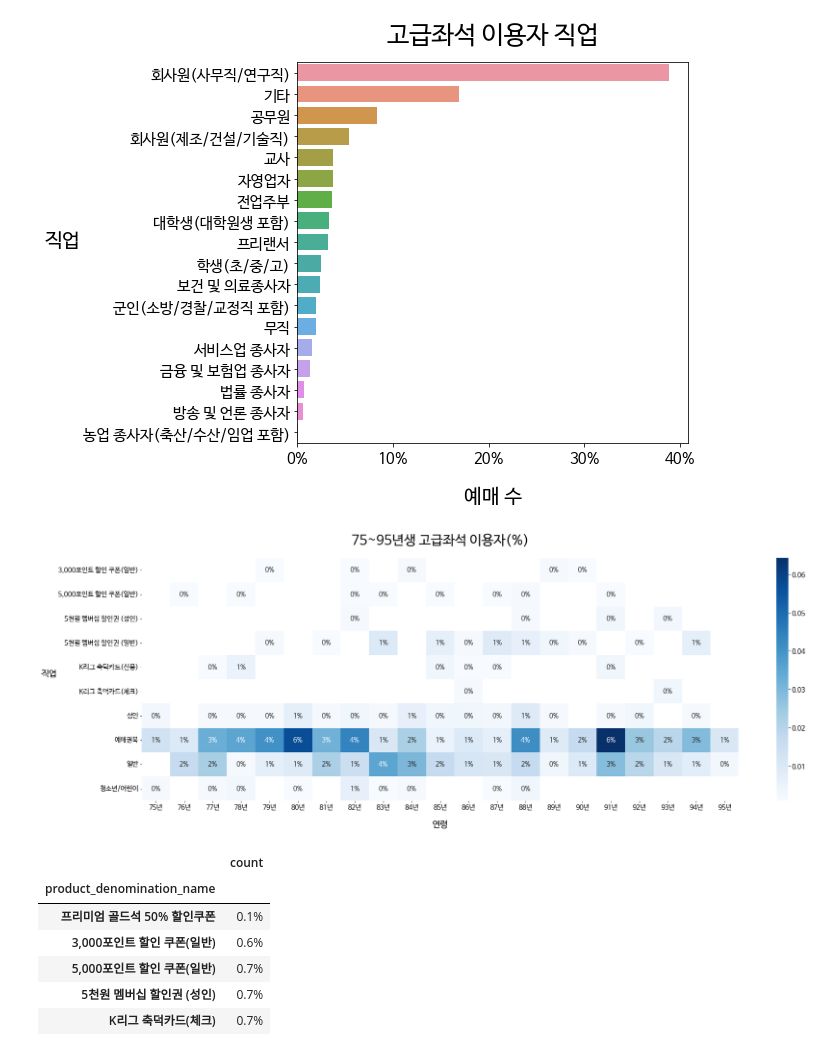
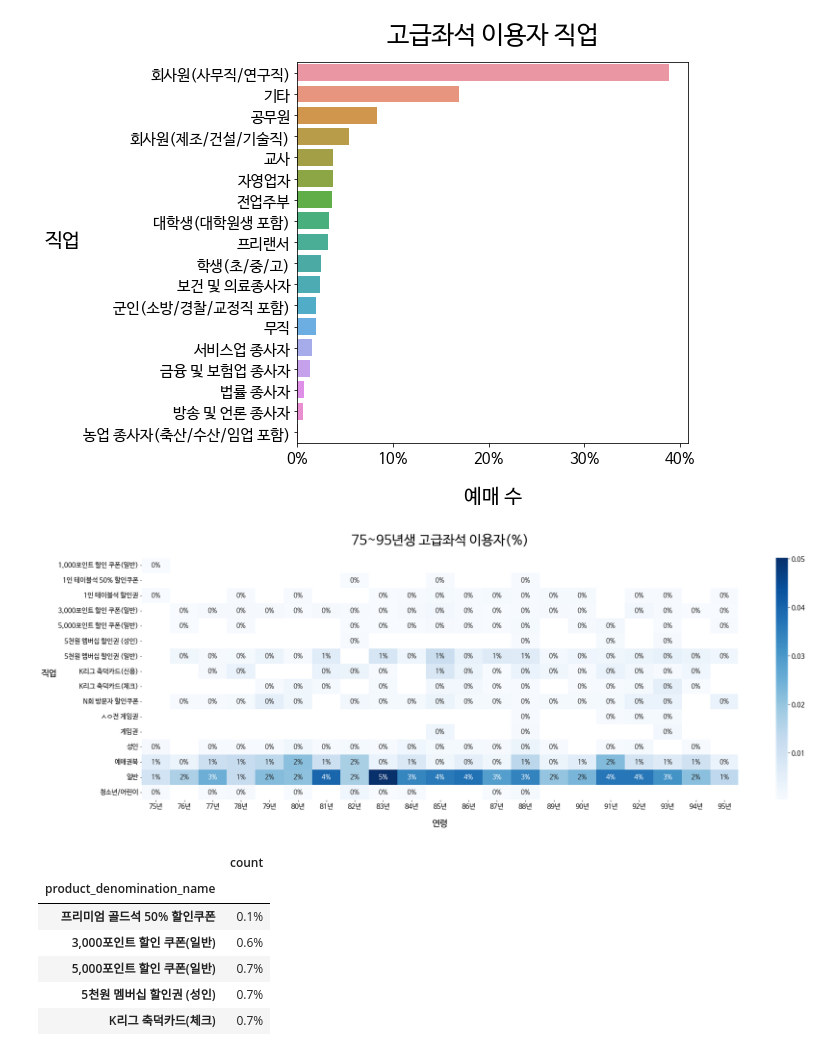
Before and after one commit to ev1025/K-league_Ticketing, a Jupyter notebook: K_League_Ticketing.ipynb, the cells around one changed output. Saved outputs shown, nothing was run; the diff lists cells and outputs as text; code cells hidden in the pictures.

```diff
--- a/K_League_Ticketing.ipynb
+++ b/K_League_Ticketing.ipynb
@@ -26,15 +44,15 @@ drive.mount('/content/drive')
 # %% [output]
 Drive already mounted at /content/drive; to attempt to forcibly remount, call drive.mount("/content/drive", force_remount=True).
 # %%
-df1 = pd.read_csv('/content/drive/MyDrive/더케이/membership.csv')      # 고객테이블
-df2 = pd.read_csv('/content/drive/MyDrive/더케이/reserve_ticket.csv')  # 티켓
-df3 = pd.read_excel('/content/drive/MyDrive/더케이/d95e264436cf42de.xlsx',engine = 'openpyxl',names=['game_date','rank'], header=None) # 일자별 순위
+df1 = pd.read_csv('/content/drive/MyDrive/코드스테이츠/더케이/membership.csv')      # 고객테이블
+df2 = pd.read_csv('/content/drive/MyDrive/코드스테이츠/더케이/reserve_ticket.csv')  # 티켓
+df3 = pd.read_excel('/content/drive/MyDrive/코드스테이츠/더케이/d95e264436cf42de.xlsx',engine = 'openpyxl',names=['game_date','rank'], header=None) # 일자별 순위
 # %%
 # df4 경기결과 및 관중 수
 # xml파일 인코딩 깨지는 현상 발생 (encode -> decode -> encode 하여 해결)
 import xml.etree.ElementTree as ET
 
-tree = ET.parse('/content/drive/MyDrive/더케이/schedule2022120221019212245.xml', parser=ET.XMLParser(encoding='latin1'))
+tree = ET.parse('/content/drive/MyDrive/코드스테이츠/더케이/schedule2022120221019212245.xml', parser=ET.XMLParser(encoding='latin1'))
 root = tree.getroot()
 
 # 깨지는 데이터들 인코딩 진행
@@ -1338,21 +1361,32 @@ plt.show();
 # %%
 # 대다수가 75년생~95년생
 com_age_job_exp = com_tk[(com_tk['MB_AGE']>1974)&(com_tk['MB_AGE']<1996)&\
-                     ((com_tk['product_grade_name']== '스카이라운지')|(com_tk['product_grade_name']== '프리미엄 골드')| (com_tk['product_grade_name']== '프리미엄 클래식'))]
+                     ((com_tk['product_grade_name']== '스카이라운지')|
+                      (com_tk['product_grade_name']== '프리미엄 골드')|
+                      (com_tk['product_grade_name']== '프리미엄 클래식')|
+                      (com_tk['product_grade_name']== '하이네켄 테이블석(2인)')|
+                      (com_tk['product_grade_name']== '피크닉 테이블석(2인)')|
+                      (com_tk['product_grade_name']== '1인 테이블석(SG2)')|
+                      (com_tk['product_grade_name']== '1인 테이블석(EG4)')|
+                      (com_tk['product_grade_name']== '1인 테이블석EG4)')|
+                      (com_tk['product_grade_name']== '1인 테이블석(EG1)')|
+                      (com_tk['product_grade_name']== '서비푸드 테이블석(EG4)')|
+                      (com_tk['product_grade_name']== '서비푸드 테이블석(SG2)')|
+                      (com_tk['product_grade_name']== '서비푸드 테이블석(EG1)'))]
 
 age_job_pivot = com_age_job_exp.pivot_table(index='product_denomination_name',columns='MB_AGE',values='reserve_detail_no',aggfunc=['count'])
 age_job_pivot = age_job_pivot.droplevel(axis=1,level=0)
 age_job_pivot.rename(columns = lambda x: str(x)[2:4]+'년', inplace = True)
 age_job_pivot = (age_job_pivot/age_job_pivot.sum().sum())
 
 plt.figure(figsize=(30,10))
 plt.title('75~95년생 고급좌석 이용자(%)', pad=30, fontsize=30)
 sns.heatmap(age_job_pivot, annot=True, fmt='.0%',cmap='Blues')
 plt.xlabel('연령',fontsize=20, labelpad =20)
 plt.ylabel('직업', fontsize=20, labelpad =20, rotation='horizontal')
 plt.show()
 # %% [output]
-[figure, old version]
+[figure, new version]
 # %%
 # 고급좌석(프리미엄클래식, 프리미엄골드, 스카이라운지) 이용자의 구매 상품
 # 청소년/어린이 상품 이용 비중이 거의 없음
```
Also changed, not shown: parts of 15 cells of this notebook.
